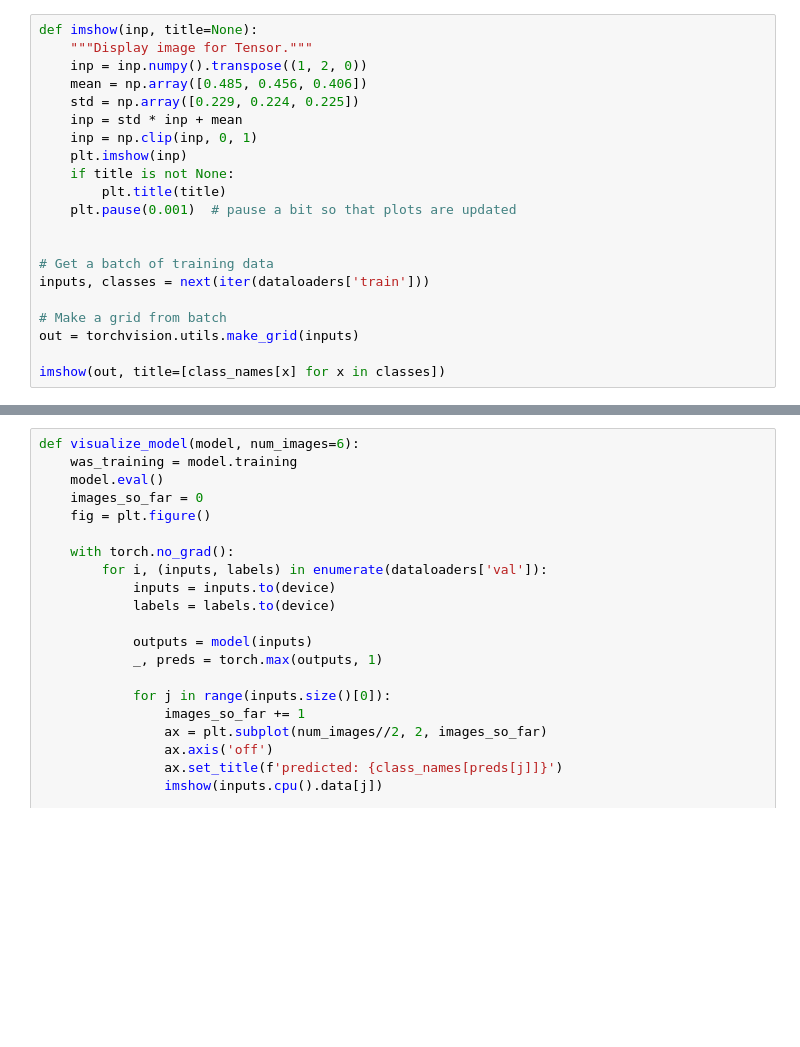
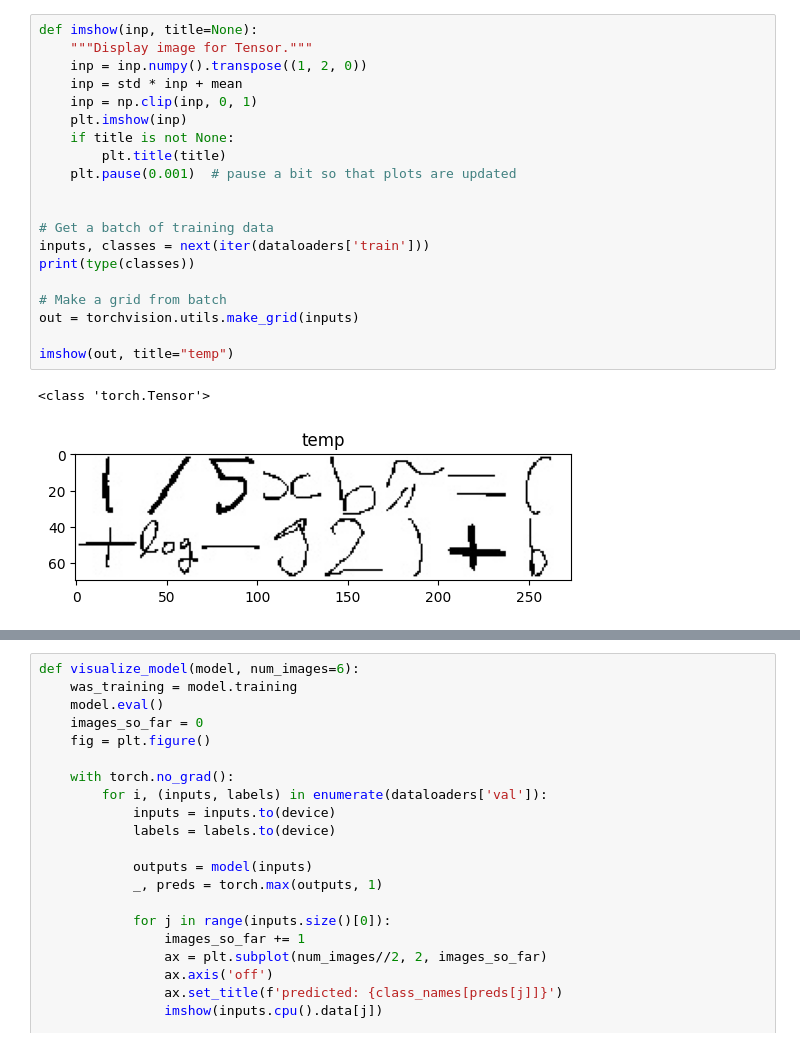
Before and after one commit to rrseelam/image_to_LaTeX_translation, a Jupyter notebook: transferLearning.ipynb, the cells around one changed output, grey strips where cells are left out. Cells and saved outputs as stored; diff of their text form; blank space fills up the shorter version.

```diff
--- a/transferLearning.ipynb
+++ b/transferLearning.ipynb
@@ -45,24 +97,26 @@ device = torch.device("cuda:0" if torch.cuda.is_available() else "cpu")
 # %%
 def imshow(inp, title=None):
     """Display image for Tensor."""
     inp = inp.numpy().transpose((1, 2, 0))
-    mean = np.array([0.485, 0.456, 0.406])
-    std = np.array([0.229, 0.224, 0.225])
     inp = std * inp + mean
     inp = np.clip(inp, 0, 1)
     plt.imshow(inp)
     if title is not None:
         plt.title(title)
     plt.pause(0.001)  # pause a bit so that plots are updated
 
 
 # Get a batch of training data
 inputs, classes = next(iter(dataloaders['train']))
+print(type(classes))
 
 # Make a grid from batch
 out = torchvision.utils.make_grid(inputs)
 
-imshow(out, title=[class_names[x] for x in classes])
+imshow(out, title="temp")
+# %% [output]
+<class 'torch.Tensor'>
+[figure, added]
 # %%
 def train_model(model, criterion, optimizer, scheduler, num_epochs=25):
     since = time.time()
```
Also changed, not shown: parts of 6 cells of this notebook, 4 other files.
